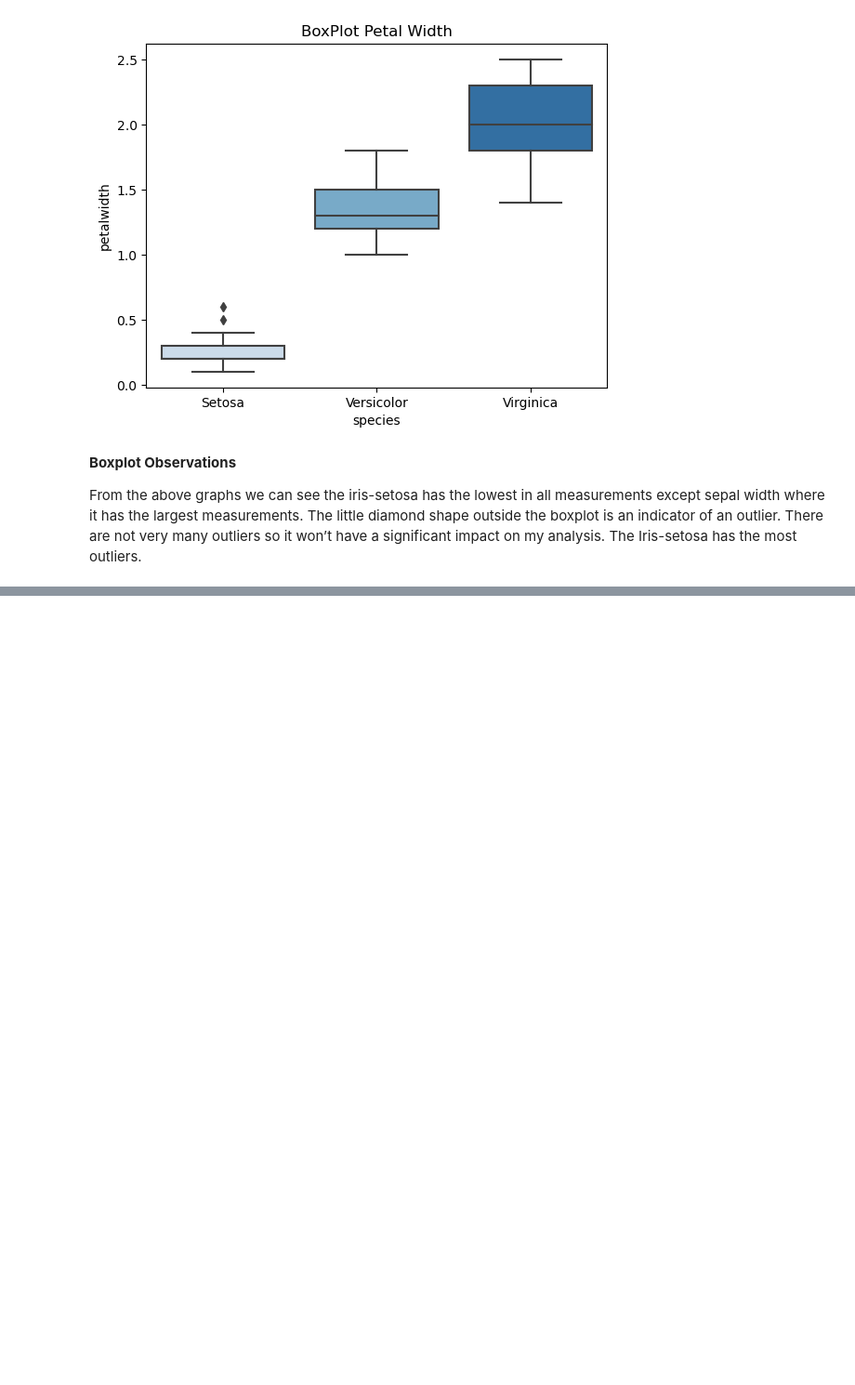
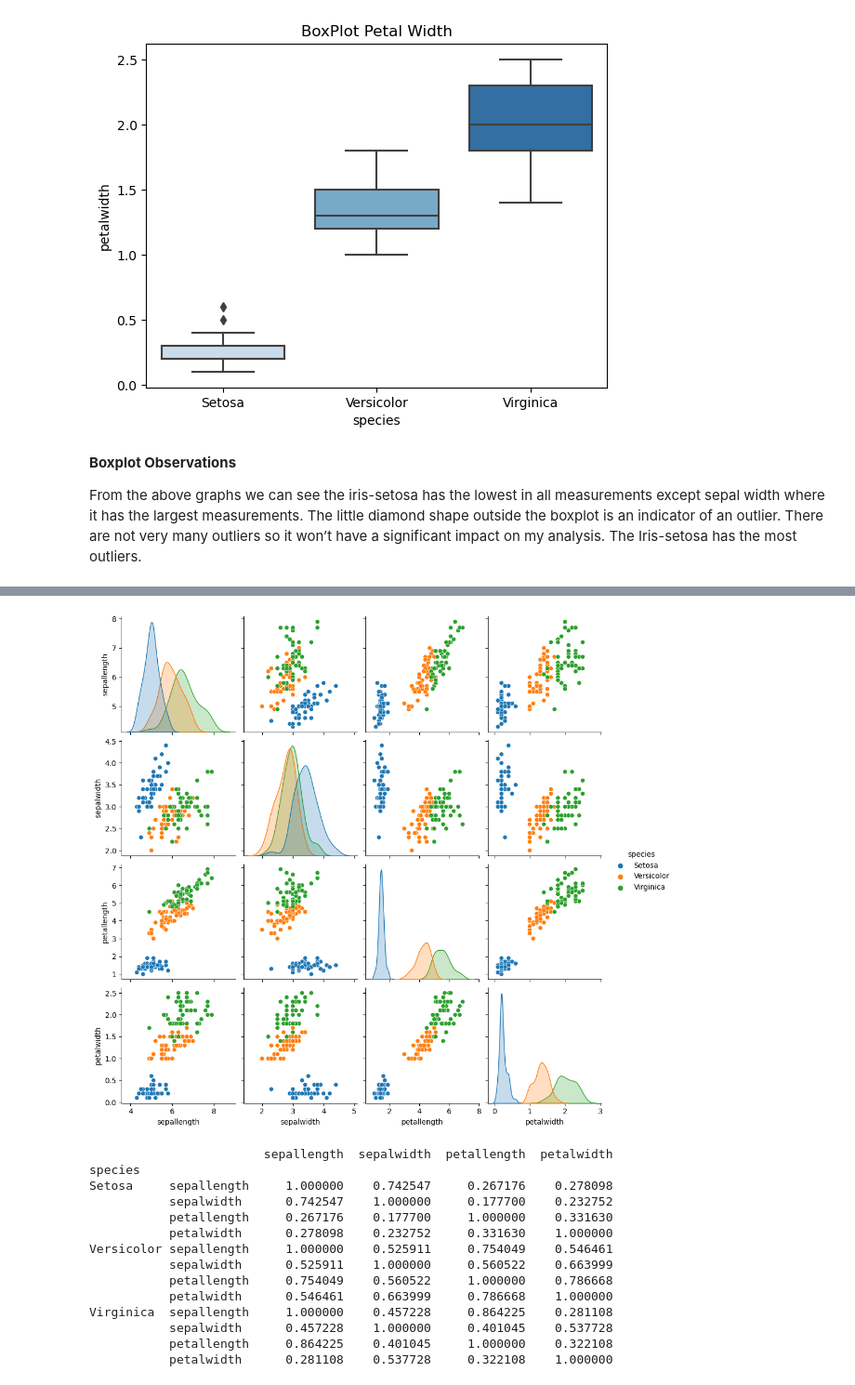
Before and after one commit to AudeAllen/Fundamentals-of-Data-Analysis---Tasks-and-Project, a Jupyter notebook: project.ipynb, the cells around one changed output, grey strips where cells are left out. Shown at 93% size. Drawn from its saved outputs; the diff is of its cells as text; code cells hidden in the pictures; blank space fills up the shorter version.

```diff
--- a/project.ipynb
+++ b/project.ipynb
@@ -536,0 +524,29 @@ ValueError: Could not interpret value `sepal.length` for parameter `x`
+# %%
+# Pairplot of all variables in the Iris Dataset
+
+sns.pairplot(df, hue="species")
+plt.savefig('Images/Scatterplot.png') # Save to PNG file
+plt.show()
+
+# Correlation between all four variables on the Iris Dataset
+
+data.groupby("species").corr()
+CorrelationMatrix = df.groupby("species").corr()
+print(CorrelationMatrix)
+CorrelationMatrix.to_string('Images/CorrelationMatrix.txt')
+# %% [output]
+[figure, added]
+                        sepallength  sepalwidth  petallength  petalwidth
+species
+Setosa     sepallength     1.000000    0.742547     0.267176    0.278098
+           sepalwidth      0.742547    1.000000     0.177700    0.232752
+           petallength     0.267176    0.177700     1.000000    0.331630
+           petalwidth      0.278098    0.232752     0.331630    1.000000
+Versicolor sepallength     1.000000    0.525911     0.754049    0.546461
+           sepalwidth      0.525911    1.000000     0.560522    0.663999
+           petallength     0.754049    0.560522     1.000000    0.786668
+           petalwidth      0.546461    0.663999     0.786668    1.000000
+Virginica  sepallength     1.000000    0.457228     0.864225    0.281108
+           sepalwidth      0.457228    1.000000     0.401045    0.537728
+           petallength     0.864225    0.401045     1.000000    0.322108
+           petalwidth      0.281108    0.537728     0.322108    1.000000
```
Also changed, not shown: parts of 3 cells of this notebook, 2 other files.
